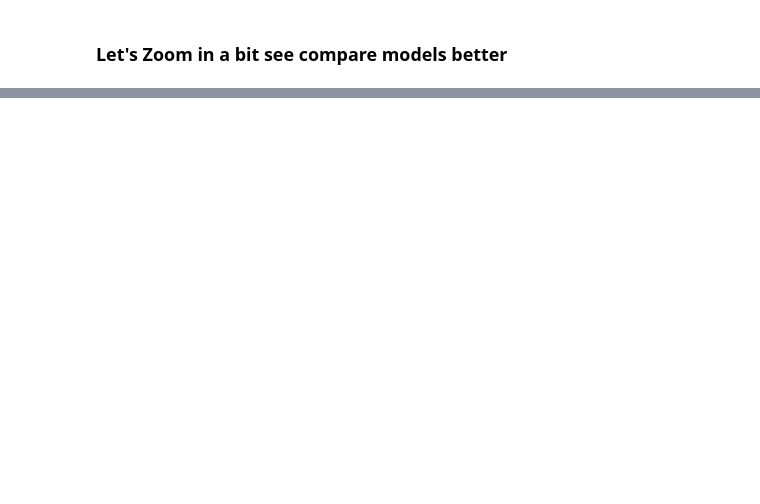
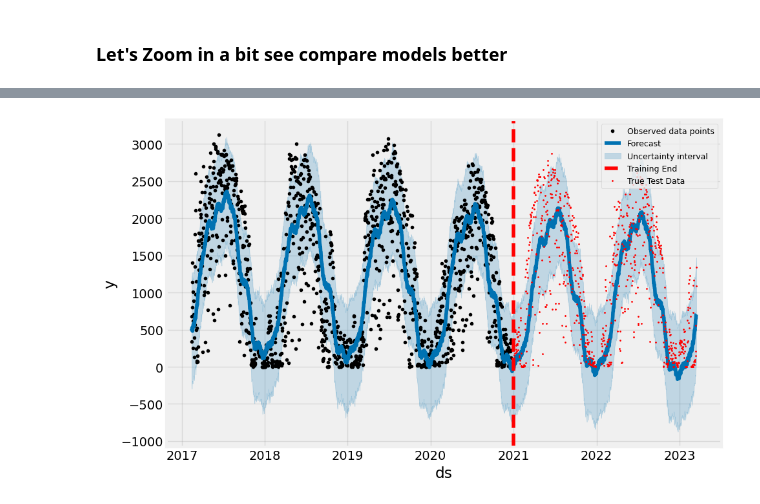
Before and after one commit to mwheeler235/ts-anamoly-detection-q-learning, a Jupyter notebook: src/energy_ts_qlearn.ipynb, the cells around one changed output, grey strips where cells are left out. Drawn from its saved outputs; the diff is of its cells as text; code cells hidden in the pictures; blank space fills up the shorter version.

Commit message:
prophet modeling

```diff
--- a/src/energy_ts_qlearn.ipynb
+++ b/src/energy_ts_qlearn.ipynb
@@ -527,0 +569,3 @@ df_summary2
+# %%
+df_data_train = df_t[df_t["ds"] < "2021-01"]
+df_data_test = df_t[df_t["ds"] >= "2021-01"]
@@ -527,0 +636,3 @@ df_summary2
+# %%
+best_params = all_params[np.argmin(rmses)]
+print(best_params)
@@ -527,0 +643,5 @@ df_summary2
+# %%
+model1 = Prophet(**best_params
+                )
+
+model1.fit(df_data_train)
@@ -527,0 +650,5 @@ df_summary2
+# %%
+future = model1.make_future_dataframe(periods=805, freq='d')
+forecast = model1.predict(future)
+
+forecast[['ds', 'yhat', 'yhat_lower', 'yhat_upper']]
@@ -527,0 +678,17 @@ df_summary2
+# %%
+# plot the time series
+forecast_plot = model1.plot(forecast)
+
+# add a vertical line at the end of the training period
+axes = forecast_plot.gca()
+last_training_date = forecast['ds'].iloc[-805]
+axes.axvline(x=last_training_date, color='red', linestyle='--', label='Training End')
+
+# plot true test data for the period after the red line
+# df_data_test['Month'] = pd.to_datetime(df_data_test['Month'])
+plt.plot(df_data_test['ds'], df_data_test['y'],'ro', markersize=1, label='True Test Data')
+
+plt.legend(fontsize=9)
+plt.show()
+# %% [output]
+[figure, added]
```
Also changed, not shown: parts of 25 cells of this notebook, 2 other files.
